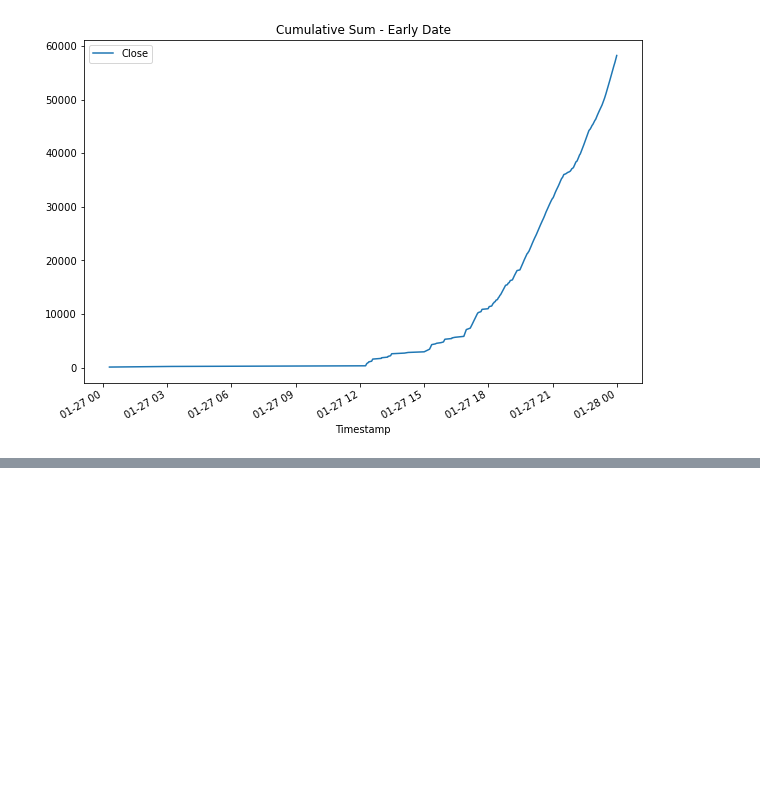
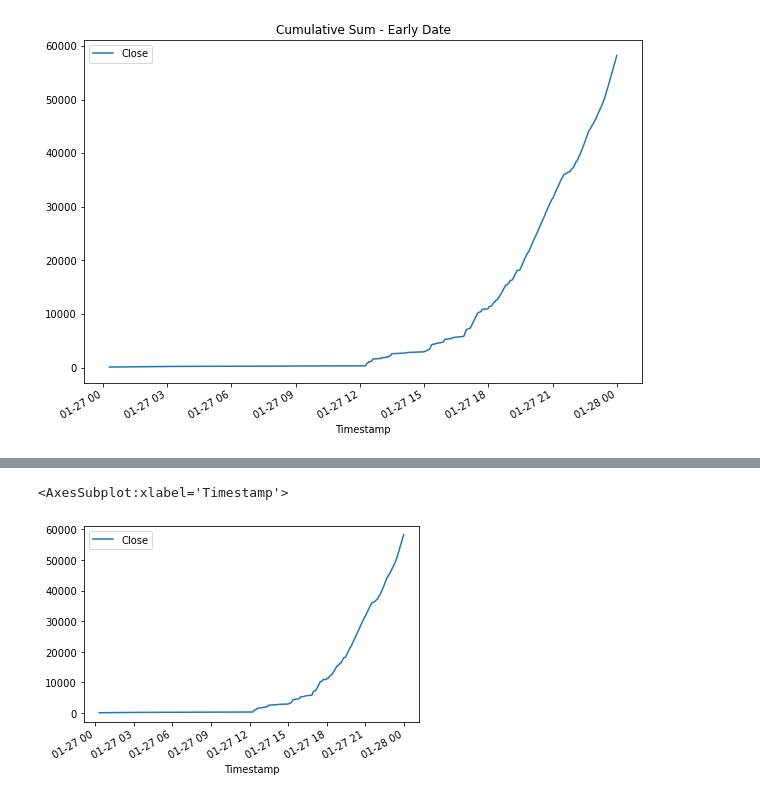
Before and after one commit to danporeda/bitcoin_arbitrage, a Jupyter notebook: crypto_arbitrage.ipynb, the cells around one changed output, grey strips where cells are left out. Drawn from its saved outputs; the diff is of its cells as text; code cells hidden in the pictures; blank space fills up the shorter version.

```diff
--- a/crypto_arbitrage.ipynb
+++ b/crypto_arbitrage.ipynb
@@ -614,0 +653,6 @@ cumulative_profit_early.plot(figsize=(10, 7), title="Cumulative Sum - Early Date
+# %%
+#Here is a Cumulative Sum chart on this early date:
+profit_per_trade_early.cumsum().plot()
+# %% [output]
+<AxesSubplot:xlabel='Timestamp'>
+[figure, added]
```
Also changed, not shown: parts of 9 cells of this notebook.
